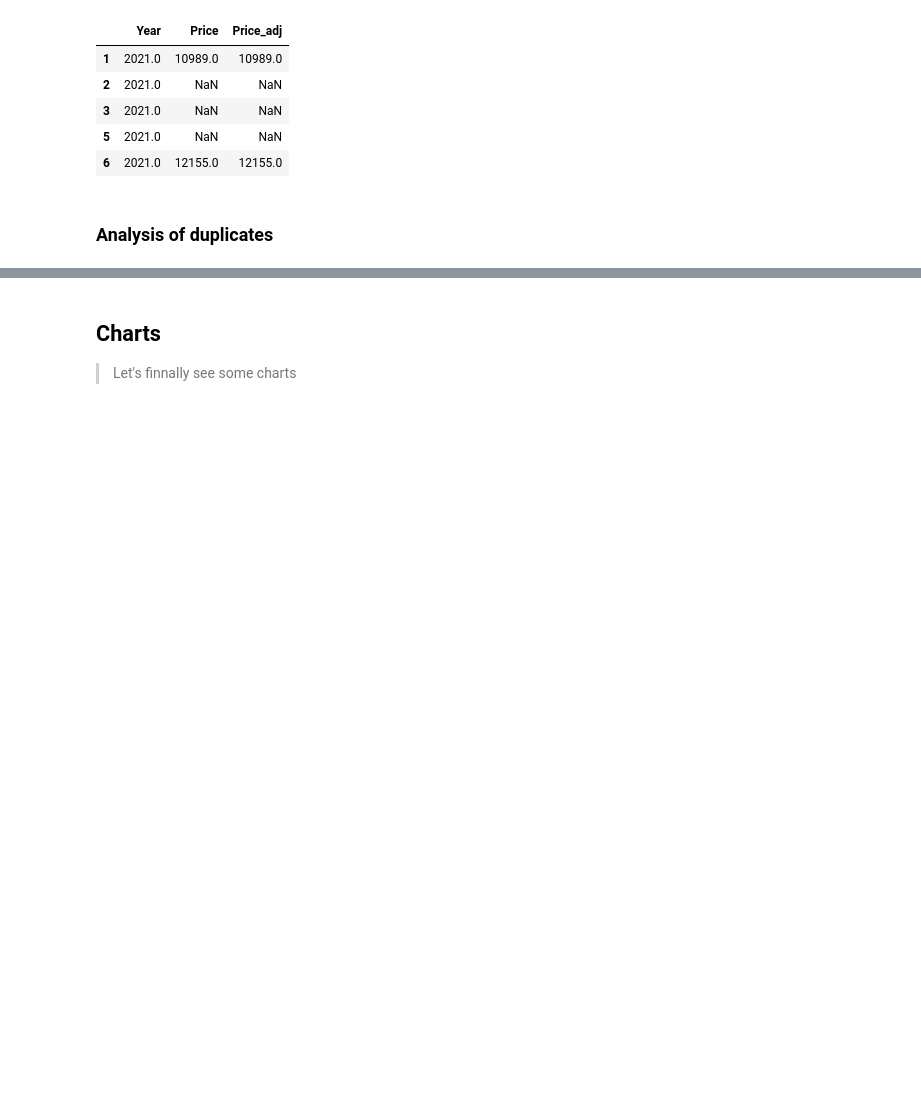
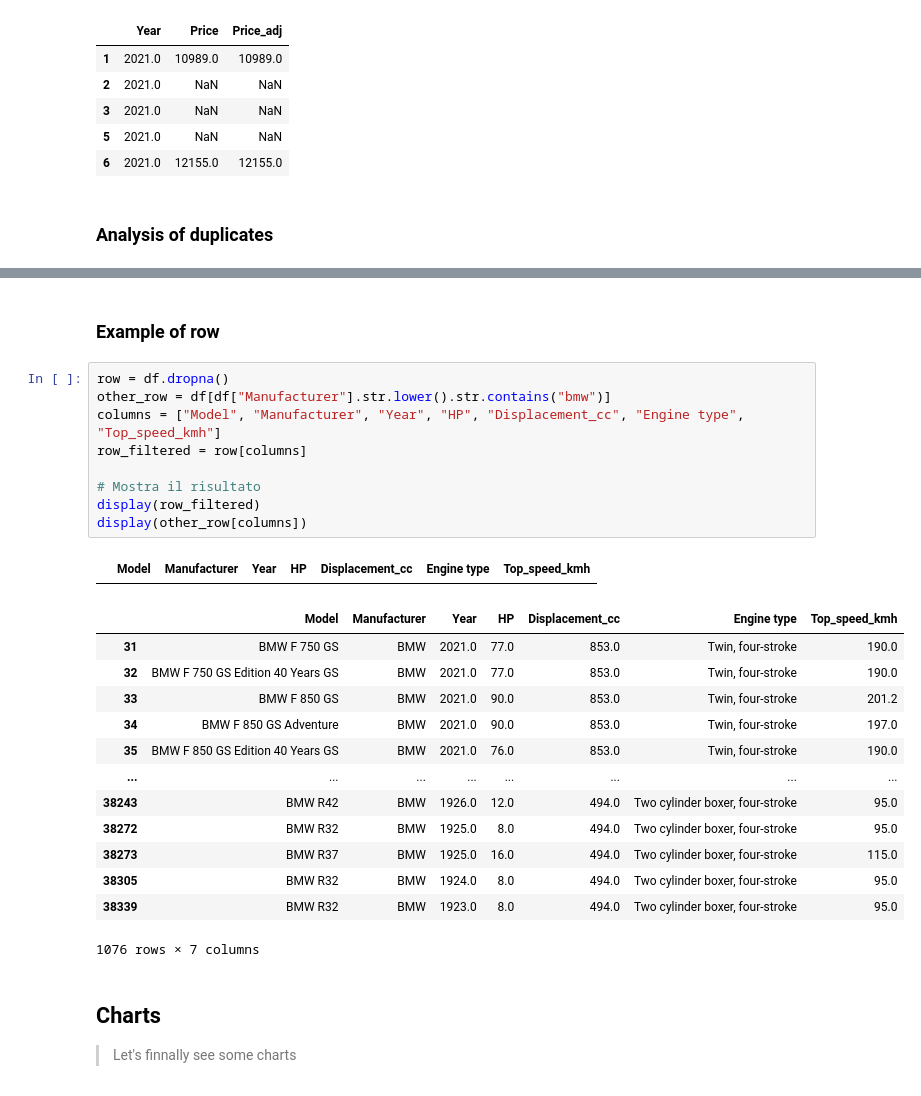
Before and after one commit to MicheaColautti/DataScience-Proj2, a Jupyter notebook: src/BikeAnalysis.ipynb, the cells around one changed output, grey strips where cells are left out. Drawn from its saved outputs; the diff is of its cells as text; blank space fills up the shorter version.

```diff
--- a/src/BikeAnalysis.ipynb
+++ b/src/BikeAnalysis.ipynb
@@ -343,4 +362,30 @@ Righe originali: 26258
 Righe nuove: 23932
+# %% [markdown]
+### Example of row
+# %%
+row = df.dropna()
+other_row = df[df["Manufacturer"].str.lower().str.contains("bmw")]
+columns = ["Model", "Manufacturer", "Year", "HP", "Displacement_cc", "Engine type", "Top_speed_kmh"]
+row_filtered = row[columns]
+
+# Mostra il risultato
+display(row_filtered)
+display(other_row[columns])
+# %% [output]
+|  | Model | Manufacturer | Year | HP | Displacement_cc | Engine type | Top_speed_kmh |
+|  | Model | Manufacturer | Year | HP | Displacement_cc | Engine type | Top_speed_kmh |
+| 31 | BMW F 750 GS | BMW | 2021.0 | 77.0 | 853.0 | Twin, four-stroke | 190.0 |
+| 32 | BMW F 750 GS Edition 40 Years GS | BMW | 2021.0 | 77.0 | 853.0 | Twin, four-stroke | 190.0 |
+| 33 | BMW F 850 GS | BMW | 2021.0 | 90.0 | 853.0 | Twin, four-stroke | 201.2 |
+| 34 | BMW F 850 GS Adventure | BMW | 2021.0 | 90.0 | 853.0 | Twin, four-stroke | 197.0 |
+| 35 | BMW F 850 GS Edition 40 Years GS | BMW | 2021.0 | 76.0 | 853.0 | Twin, four-stroke | 190.0 |
+| ... | ... | ... | ... | ... | ... | ... | ... |
+| 38243 | BMW R42 | BMW | 1926.0 | 12.0 | 494.0 | Two cylinder boxer, four-stroke | 95.0 |
+| 38272 | BMW R32 | BMW | 1925.0 | 8.0 | 494.0 | Two cylinder boxer, four-stroke | 95.0 |
+| 38273 | BMW R37 | BMW | 1925.0 | 16.0 | 494.0 | Two cylinder boxer, four-stroke | 115.0 |
+| 38305 | BMW R32 | BMW | 1924.0 | 8.0 | 494.0 | Two cylinder boxer, four-stroke | 95.0 |
+| 38339 | BMW R32 | BMW | 1923.0 | 8.0 | 494.0 | Two cylinder boxer, four-stroke | 95.0 |
+1076 rows × 7 columns
 # %% [markdown]
 ## Charts
  > Let's finnally see some charts
```
Also changed, not shown: parts of 12 cells of this notebook, 4 other files.
